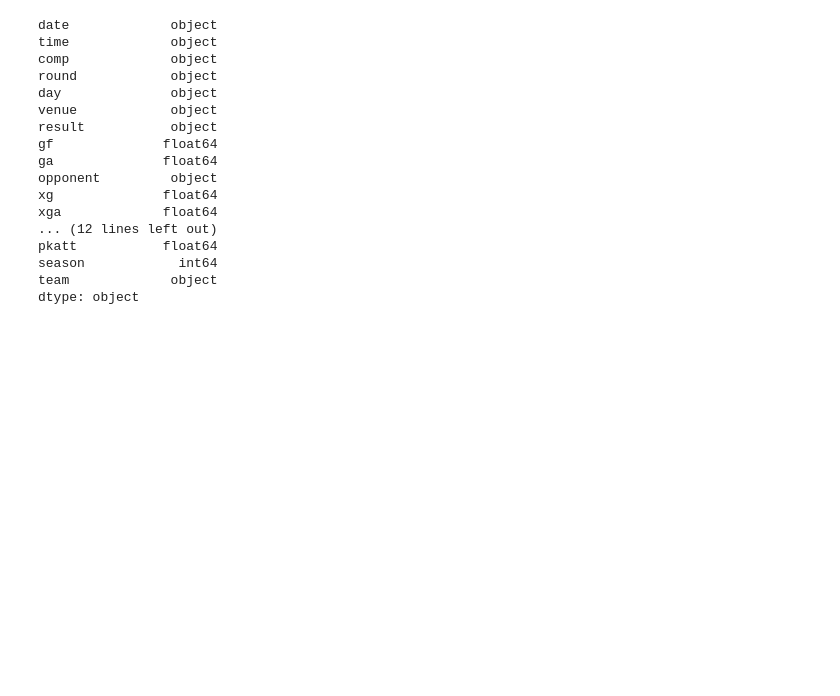
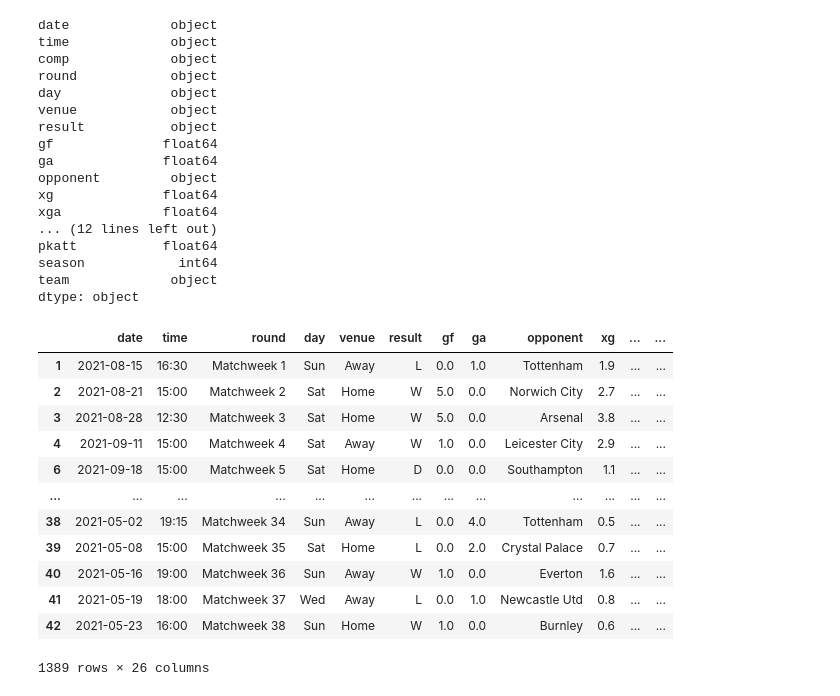
Before and after one commit to langsari/data-science-with-python-2022, a Jupyter notebook: dataset/T.kholed/PredictTeam.ipynb, the cells around one changed output. Saved outputs shown, nothing was run; the diff lists cells and outputs as text; code cells hidden in the pictures; blank space fills up the shorter version.

```diff
--- a/dataset/T.kholed/PredictTeam.ipynb
+++ b/dataset/T.kholed/PredictTeam.ipynb
@@ -110,3 +110,21 @@ del df['comp']
 del df['notes']
 # %%
 df['date']=pd.to_datetime(df['date'])
+# %%
+df['target']=(df['result']== 'w').astype('int')
+# %%
+df
+# %% [output]
+|  | date | time | round | day | venue | result | gf | ga | opponent | xg | ... | ... |
+| 1 | 2021-08-15 | 16:30 | Matchweek 1 | Sun | Away | L | 0.0 | 1.0 | Tottenham | 1.9 | ... | ... |
+| 2 | 2021-08-21 | 15:00 | Matchweek 2 | Sat | Home | W | 5.0 | 0.0 | Norwich City | 2.7 | ... | ... |
+| 3 | 2021-08-28 | 12:30 | Matchweek 3 | Sat | Home | W | 5.0 | 0.0 | Arsenal | 3.8 | ... | ... |
+| 4 | 2021-09-11 | 15:00 | Matchweek 4 | Sat | Away | W | 1.0 | 0.0 | Leicester City | 2.9 | ... | ... |
+| 6 | 2021-09-18 | 15:00 | Matchweek 5 | Sat | Home | D | 0.0 | 0.0 | Southampton | 1.1 | ... | ... |
+| ... | ... | ... | ... | ... | ... | ... | ... | ... | ... | ... | ... | ... |
+| 38 | 2021-05-02 | 19:15 | Matchweek 34 | Sun | Away | L | 0.0 | 4.0 | Tottenham | 0.5 | ... | ... |
+| 39 | 2021-05-08 | 15:00 | Matchweek 35 | Sat | Home | L | 0.0 | 2.0 | Crystal Palace | 0.7 | ... | ... |
+| 40 | 2021-05-16 | 19:00 | Matchweek 36 | Sun | Away | W | 1.0 | 0.0 | Everton | 1.6 | ... | ... |
+| 41 | 2021-05-19 | 18:00 | Matchweek 37 | Wed | Away | L | 0.0 | 1.0 | Newcastle Utd | 0.8 | ... | ... |
+| 42 | 2021-05-23 | 16:00 | Matchweek 38 | Sun | Home | W | 1.0 | 0.0 | Burnley | 0.6 | ... | ... |
+1389 rows × 26 columns
```
